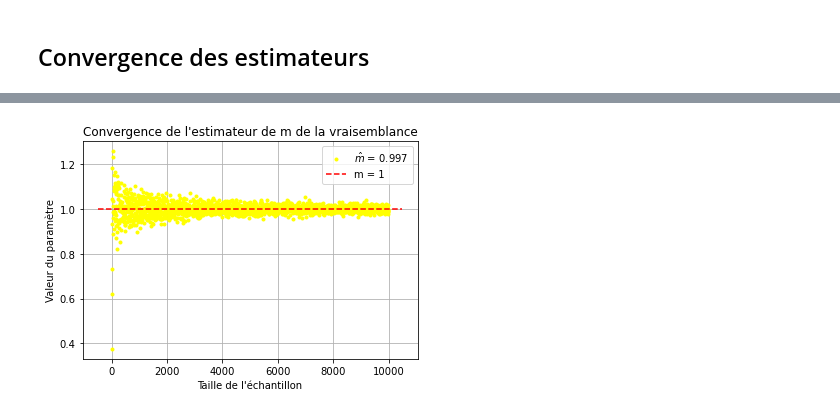
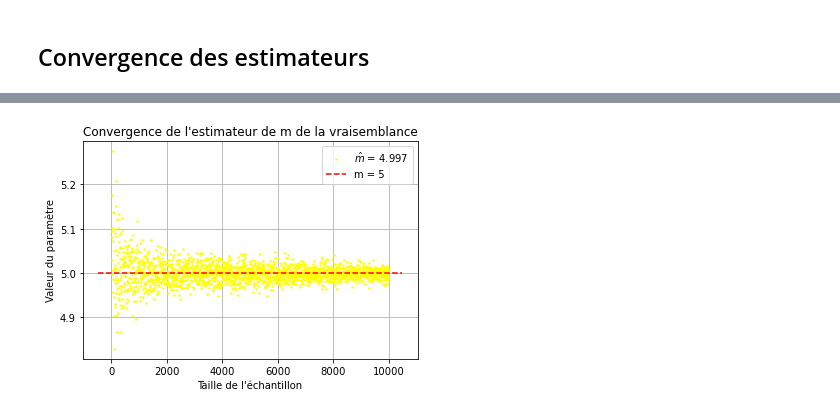
Before and after one commit to arthurviens/Estimation_GaussianProcess_MCMC_Project, a Jupyter notebook: prob1/pb1q4.ipynb, the cells around one changed output, grey strips where cells are left out. Drawn from its saved outputs; the diff is of its cells as text; code cells hidden in the pictures.

```diff
--- a/prob1/pb1q4.ipynb
+++ b/prob1/pb1q4.ipynb
@@ -35,4 +35,4 @@ test_alpha_convergence(1, "likelihood", N=10000)
 # %%
-test_m_convergence(1, "likelihood", N=10000)
+test_m_convergence(5, "likelihood", N=10000)
 # %% [output]
-[figure, old version]
+[figure, new version]
```
Also changed, not shown: parts of 5 cells of this notebook, 1 other file.
